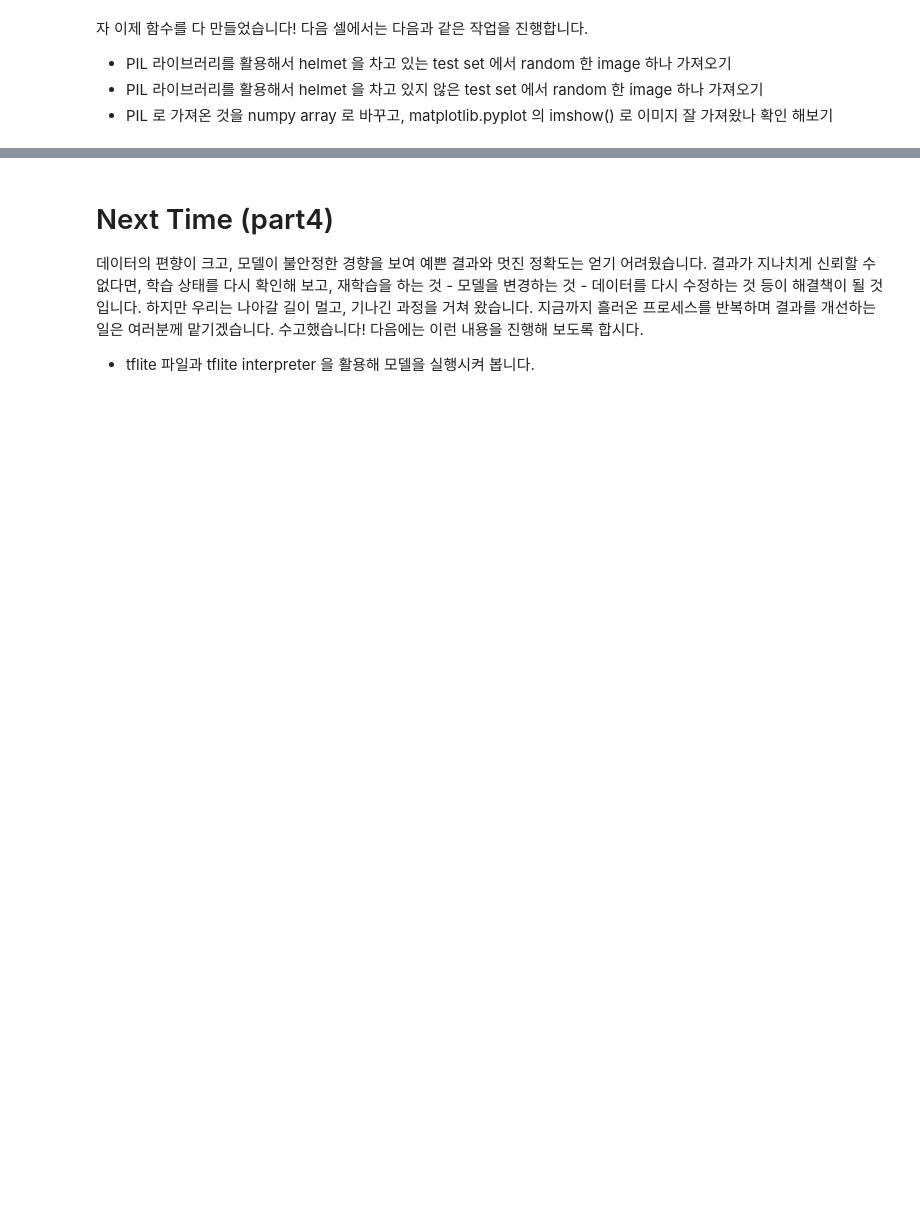
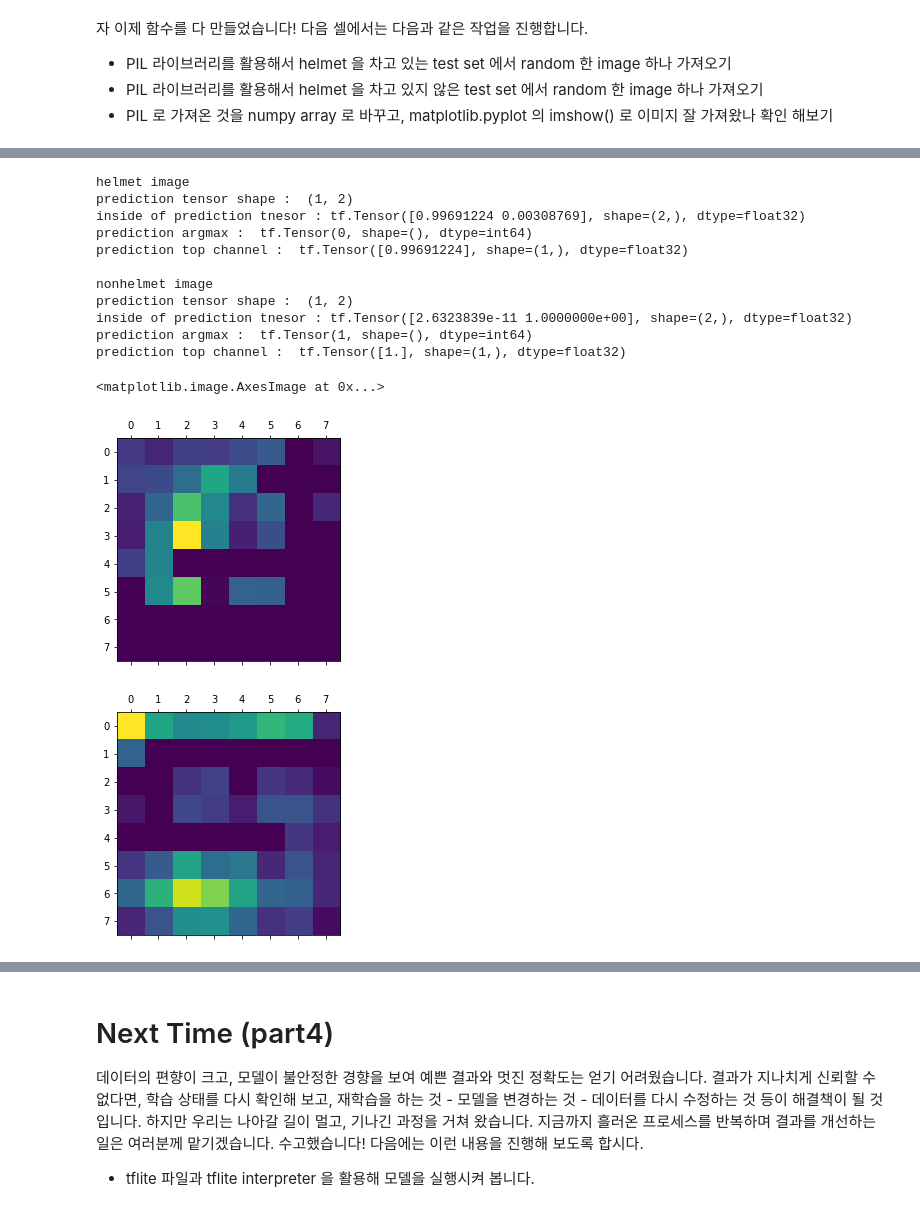
Before and after one commit to tinyml-mobility/modeling-with-code, a Jupyter notebook: helmet_classification_for_tinyMLproject_part3.ipynb, the cells around one changed output, grey strips where cells are left out. Saved outputs shown, nothing was run; the diff lists cells and outputs as text; code cells hidden in the pictures; blank space fills up the shorter version.

Commit message:
[작동확인/코드수정] part3, 중요한 오류수정

```diff
--- a/helmet_classification_for_tinyMLproject_part3.ipynb
+++ b/helmet_classification_for_tinyMLproject_part3.ipynb
@@ -110,9 +114,9 @@ tf.__version__
 data_dir = os.path.join(os.getcwd(), 'helmetclassification')
 print(data_dir)
 
-# 우리는 part1 과 part2 에서 input 이미지의 크기를 160 by 160 by 3 으로 설정했습니다. 채널은 변함없이 RGB 이므로, 3 입니다.
-IMG_WIDTH = 160
-IMG_HEIGHT = 160
+# 우리는 part1 과 part2 에서 input 이미지의 크기를 128 by 128 by 3 으로 설정했습니다. 채널은 변함없이 RGB 이므로, 3 입니다.
+IMG_WIDTH = 128
+IMG_HEIGHT = 128
 IMG_CHANNEL = 3
 IMG_SHAPE = (IMG_WIDTH, IMG_HEIGHT, IMG_CHANNEL)
 
@@ -127,7 +131,9 @@ CKPT_DIR = os.path.join(data_dir, 'checkpoint')
 SAVED_KERAS_MODEL_NAME = 'helmet_classification_model_handmaded_mobilenet.h5' # part2 를 통해 만들어진 h5 파일을 사용하는 경우
 
 # 이번에 우리는 h5 file 을 읽어와 tflite 파일로 바꾸어 저장할 것입니다. 이름을 미리 정해 둡시다.
-SAVED_TFLITE_MODEL_NAME = 'helmet_classification_model.tflite'
+# SAVED_TFLITE_MODEL_NAME = 'helmet_classification_model.tflite'                    # part1 을 통해 만들어진 h5 파일로부터 tflite 파일을 만들어내는 경우
+SAVED_TFLITE_MODEL_NAME = 'helmet_classification_model_handmaded_mobilenet.tflite' # part2 를 통해 만들어진 h5 파일로부터 tflite 파일을 만들어내는 경우
+
 
 # 우리가 저장했던 라벨 파일의 이름입니다.
 LABEL_FILE_NAME = 'ishelmetlabel.txt'
@@ -355,13 +403,13 @@ img_nonhelmet = get_img_array(nonhelmet_image_path, (IMG_WIDTH, IMG_HEIGHT))
 print('helmet image')
 heatmap_helmet = make_gradcam_heatmap(img_helmet, full_model,
                                       # 아래 두 줄의 코드는, part2 에서 직접 만든 모델을 돌릴 때 사용하세요.
-                                      #'final_conv',
-                                      #['global_average_pooling2d_1', 'dense_1']
+                                      'final_conv',
+                                      ['global_average_pooling2d', 'dense']
                                       )
 print('\nnonhelmet image')
 heatmap_nonhelmet = make_gradcam_heatmap(img_nonhelmet, full_model,
-                                         #'final_conv',
-                                         #['global_average_pooling2d_1', 'dense_1']
+                                         'final_conv',
+                                         ['global_average_pooling2d', 'dense']
                                          )
 
 # Display heatmap
@@ -384,30 +432,45 @@ jet = matplotlib.cm.get_cmap("jet")
 jet_colors = jet(np.arange(256))[:, :3]
 
 # color map 에 color 을 대응시켜주는 코드입니다. 예를 들어 숫자가 클수록 붉은 색이 되는 color map 이 있을테고, 숫자가 커지는순간 0 이 돼버리는 color map 등 다양한 color map 이 있는데,
 # 내가 가진 어떤 값을 어떤 색상으로 대응시킬 것인지 골라주는 역할이라고 할 수 있지요.
 # 우리가 선택한 것은, RGB map 입니다. heatmat 을 RGB 채널에 대응되도록 만들어 줍니다.
 jet_heatmap = jet_colors[heatmap_helmet]
 jet_nonhelmet_heatmap = jet_colors[heatmap_nonhelmet]
 
 # We create an image with RGB colorized heatmap
 jet_heatmap = tf.keras.preprocessing.image.array_to_img(jet_heatmap)
 jet_heatmap = jet_heatmap.resize((img_original.shape[1], img_original.shape[0]))
 jet_heatmap = tf.keras.preprocessing.image.img_to_array(jet_heatmap)
 
 jet_nonhelmet_heatmap = tf.keras.preprocessing.image.array_to_img(jet_nonhelmet_heatmap)
 jet_nonhelmet_heatmap = jet_nonhelmet_heatmap.resize((nonhelmet_img_original.shape[1], nonhelmet_img_original.shape[0]))
 jet_nonhelmet_heatmap = tf.keras.preprocessing.image.img_to_array(jet_nonhelmet_heatmap)
 
 # Superimpose the heatmap on original image
 superimposed_img = jet_heatmap * 0.7 + img_original
 superimposed_img = tf.keras.preprocessing.image.array_to_img(superimposed_img)
 
 nonhelmet_superimposed_img = jet_nonhelmet_heatmap * 0.7 + nonhelmet_img_original
 nonhelmet_superimposed_img = tf.keras.preprocessing.image.array_to_img(nonhelmet_superimposed_img)
 
 # Display Grad CAM
 plt.figure(4, figsize = [15,8])
 plt.subplot(1,2,1)
 plt.imshow(superimposed_img)
 plt.subplot(1,2,2)
 plt.imshow(nonhelmet_superimposed_img)
+# %% [output]
+helmet image
+prediction tensor shape :  (1, 2)
+inside of prediction tnesor : tf.Tensor([0.99691224 0.00308769], shape=(2,), dtype=float32)
+prediction argmax :  tf.Tensor(0, shape=(), dtype=int64)
+prediction top channel :  tf.Tensor([0.99691224], shape=(1,), dtype=float32)
+
+nonhelmet image
+prediction tensor shape :  (1, 2)
+inside of prediction tnesor : tf.Tensor([2.6323839e-11 1.0000000e+00], shape=(2,), dtype=float32)
+prediction argmax :  tf.Tensor(1, shape=(), dtype=int64)
+prediction top channel :  tf.Tensor([1.], shape=(1,), dtype=float32)
+<matplotlib.image.AxesImage at 0x...>
+[figure, added]
+[figure, added]
```
Also changed, not shown: parts of 8 cells of this notebook.
